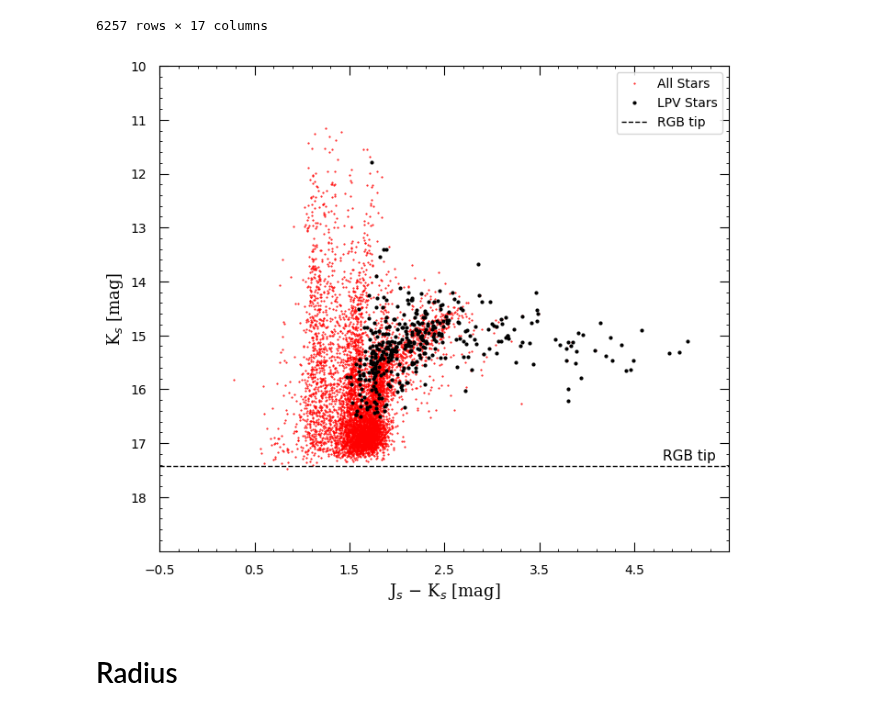
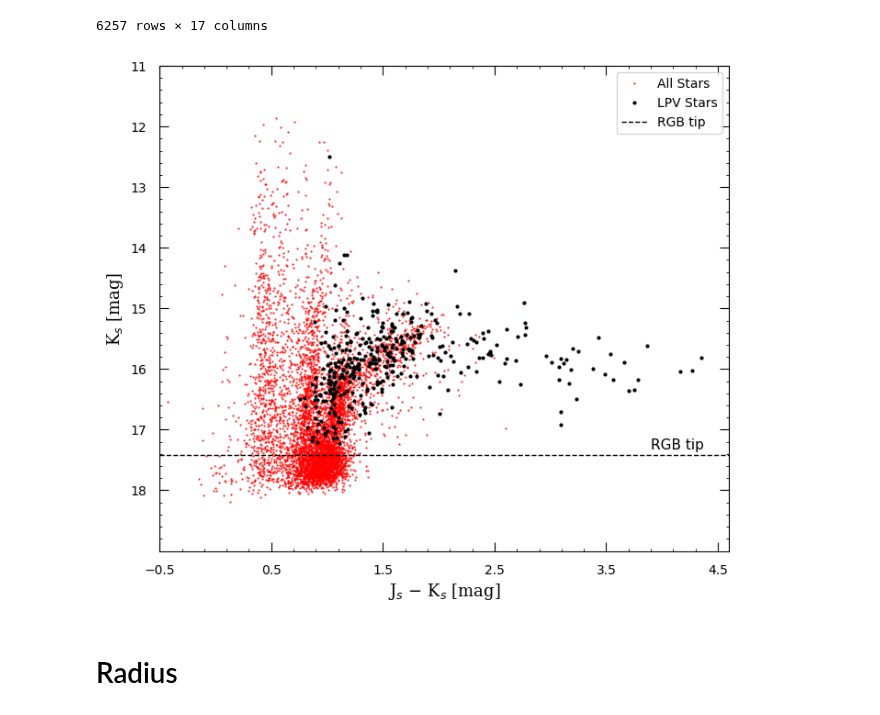
Before and after one commit to Mahdi-Abdollahii/NGC_6822, a Jupyter notebook: Trilegal_Data_Visualization/NGC6822_Trilegal_and_INF.ipynb, the cells around one changed output. Cells and saved outputs as stored; diff of their text form; code cells hidden in the pictures.

```diff
--- a/Trilegal_Data_Visualization/NGC6822_Trilegal_and_INF.ipynb
+++ b/Trilegal_Data_Visualization/NGC6822_Trilegal_and_INF.ipynb
@@ -38,7 +45,7 @@ DM = 23.45 # based on sibbons => (Mateo 1998; Lee et al. 1993)
 Av = 0.77  # based on whitelock 2012
 Aj = 0.2   # based on whitelock 2012
 Ah = 0.12  # based on whitelock 2012
-Ak = 0.78  # based on whitelock 2012
+Ak = 0.07  # based on whitelock 2012
 
 RGBT = 17.42 # based on whitelock 2012
 # %%
@@ -92,36 +99,36 @@ plt.figure(figsize = (8,7), dpi = 100)
 #plt.title('Field 1', fontsize = 13, fontname = "serif")
 
 plt.tick_params(axis='both',which='major', length=7    ,pad=10,direction='in')
 plt.tick_params(axis='y'   ,which='both' ,left= True   ,direction='in')
 plt.tick_params(axis='x'   ,which='both' ,bottom= True ,direction='in')
 plt.tick_params(axis='x'   ,which='both' ,top= True    ,direction='in')
 plt.tick_params(axis='y'   ,which='both' ,right= True  ,direction='in')
 plt.minorticks_on()
 
-xmax , xmin = 5.5 , -0.5
-ymax , ymin = 19  , 10
+xmax , xmin = 4.6 , -0.5
+ymax , ymin = 19  , 11
 
 plt.xticks(np.arange(xmin , xmax , step=1))
 plt.yticks(np.arange(ymin , ymax , step=1))
 plt.xlim(xmin, xmax )
 plt.ylim(ymax, ymin )
 
 #Selected Stars 'LPV'
 plt.xlabel('J$_s$ $-$ K$_s$ [mag]', fontsize = 13, fontname = "serif")
 plt.ylabel('K$_s$ [mag]'          , fontsize = 13, fontname = "serif")
 
 #All stars
 plt.plot((df_Whitelock['Jmag(mag)']-Aj) - (df_Whitelock['Ksmag(mag)']-Ak), (df_Whitelock['Ksmag(mag)']-Ak) ,'r.', markersize = '1', label = 'All Stars')
 plt.plot(X, Y,'k.', markersize = '4', label = 'LPV Stars')
 
 #RGBT
 plt.axhline(y= RGBT , linewidth=1, color='k', linestyle='--', label = 'RGB tip')
 plt.text( xmax - 0.7 , RGBT - 0.1 , 'RGB tip', fontsize=11)
 
 plt.legend(loc='upper right')
 plt.savefig('CMD-With_Whitelock.jpeg', bbox_inches='tight', dpi = 400)
 # %% [output]
-[figure, old version]
+[figure, new version]
 # %% [markdown]
 # Radius
 # %%
```
Also changed, not shown: parts of 3 cells of this notebook.
